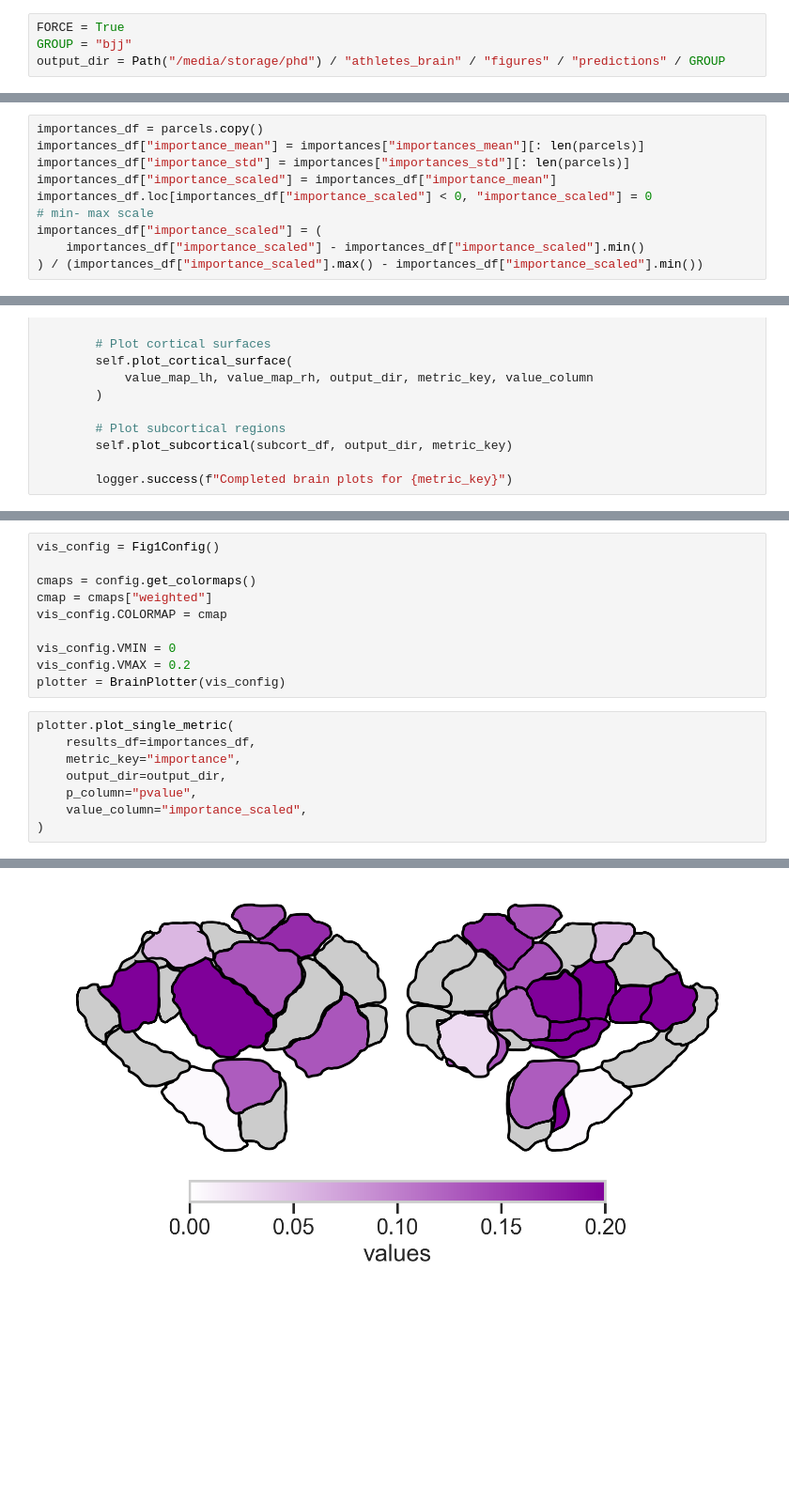
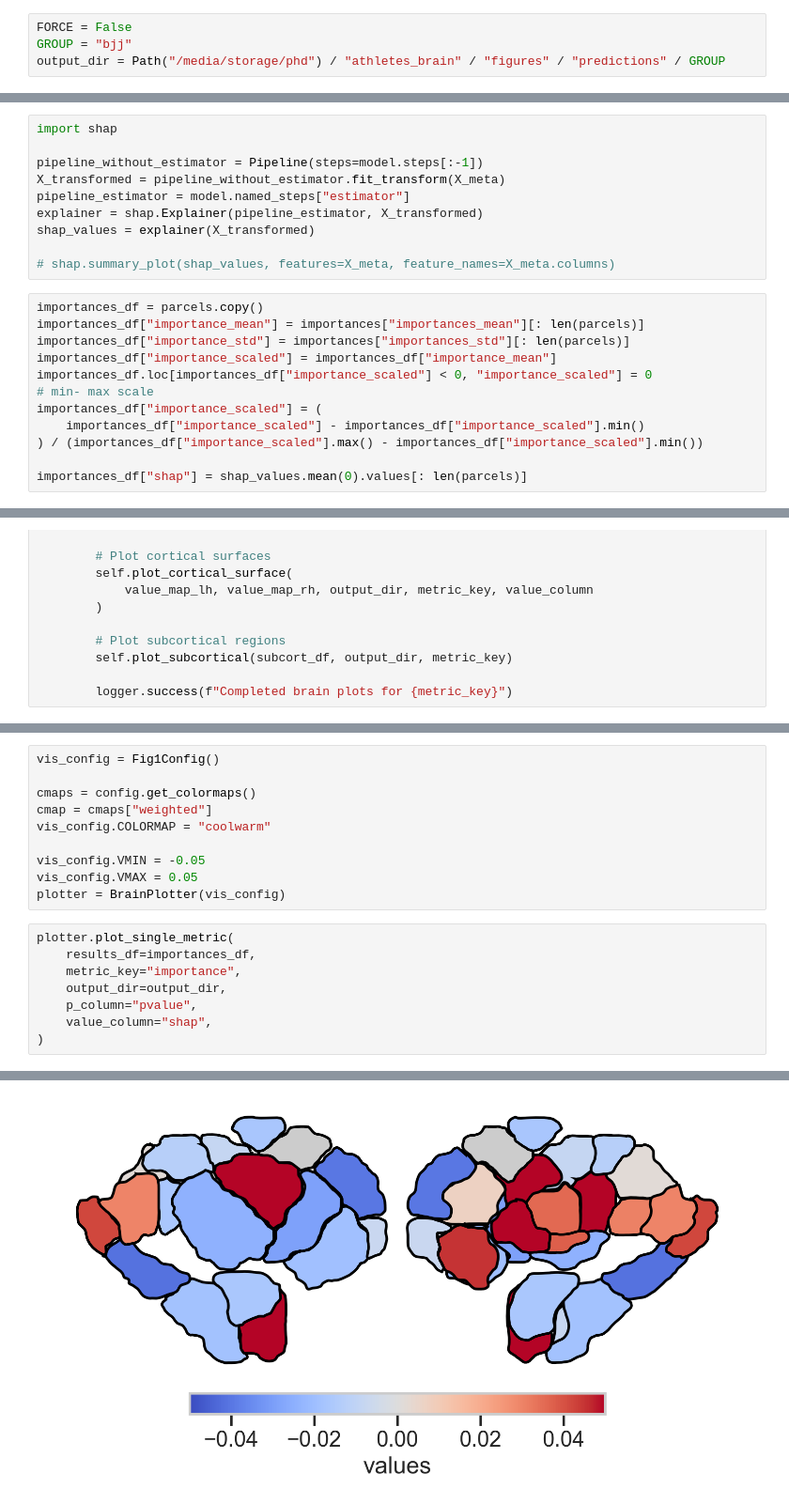
Before and after one commit to GalKepler/athletes_brain, a Jupyter notebook: notebooks/predictions/predictions.ipynb, the cells around one changed output, grey strips where cells are left out. Shown at 94% size. Cells and saved outputs as stored; diff of their text form; blank space fills up the shorter version.

```diff
--- a/notebooks/predictions/predictions.ipynb
+++ b/notebooks/predictions/predictions.ipynb
@@ -39,7 +41,7 @@ Group labels: Climbing, Bjj, Control
 P-value threshold: 0.05
 Visualization range: [-5, 5]
 # %%
-FORCE = True
+FORCE = False
 GROUP = "bjj"
 output_dir = Path("/media/storage/phd") / "athletes_brain" / "figures" / "predictions" / GROUP
 # %%
@@ -1016,6 +1052,16 @@ from sklearn.inspection import permutation_importance
 
 # X_meta.columns = X_meta.columns.astype(str)  # Ensure all columns are strings for consistency
 importances = permutation_importance(model, X_meta, y, n_repeats=30, random_state=42)
+# %%
+import shap
+
+pipeline_without_estimator = Pipeline(steps=model.steps[:-1])
+X_transformed = pipeline_without_estimator.fit_transform(X_meta)
+pipeline_estimator = model.named_steps["estimator"]
+explainer = shap.Explainer(pipeline_estimator, X_transformed)
+shap_values = explainer(X_transformed)
+
+# shap.summary_plot(shap_values, features=X_meta, feature_names=X_meta.columns)
 # %%
 importances_df = parcels.copy()
 importances_df["importance_mean"] = importances["importances_mean"][: len(parcels)]
@@ -1026,6 +1072,8 @@ importances_df.loc[importances_df["importance_scaled"] < 0, "importance_scaled"]
 importances_df["importance_scaled"] = (
     importances_df["importance_scaled"] - importances_df["importance_scaled"].min()
 ) / (importances_df["importance_scaled"].max() - importances_df["importance_scaled"].min())
+
+importances_df["shap"] = shap_values.mean(0).values[: len(parcels)]
 # %%
 importances_df["pvalue"] = 0
 importances_df.loc[importances_df["importance_scaled"] <= 0, "pvalue"] = 1
@@ -1329,10 +1382,10 @@ vis_config = Fig1Config()
 
 cmaps = config.get_colormaps()
 cmap = cmaps["weighted"]
-vis_config.COLORMAP = cmap
+vis_config.COLORMAP = "coolwarm"
 
-vis_config.VMIN = 0
-vis_config.VMAX = 0.2
+vis_config.VMIN = -0.05
+vis_config.VMAX = 0.05
 plotter = BrainPlotter(vis_config)
 # %%
 plotter.plot_single_metric(
@@ -1340,6 +1393,6 @@ plotter.plot_single_metric(
     metric_key="importance",
     output_dir=output_dir,
     p_column="pvalue",
-    value_column="importance_scaled",
+    value_column="shap",
 )
 # %% [output]
@@ -1365 +1418 @@ plotter.plot_single_metric(
-[figure, old version]
+[figure, new version]
```
Also changed, not shown: parts of 14 cells of this notebook, 9 other files.
